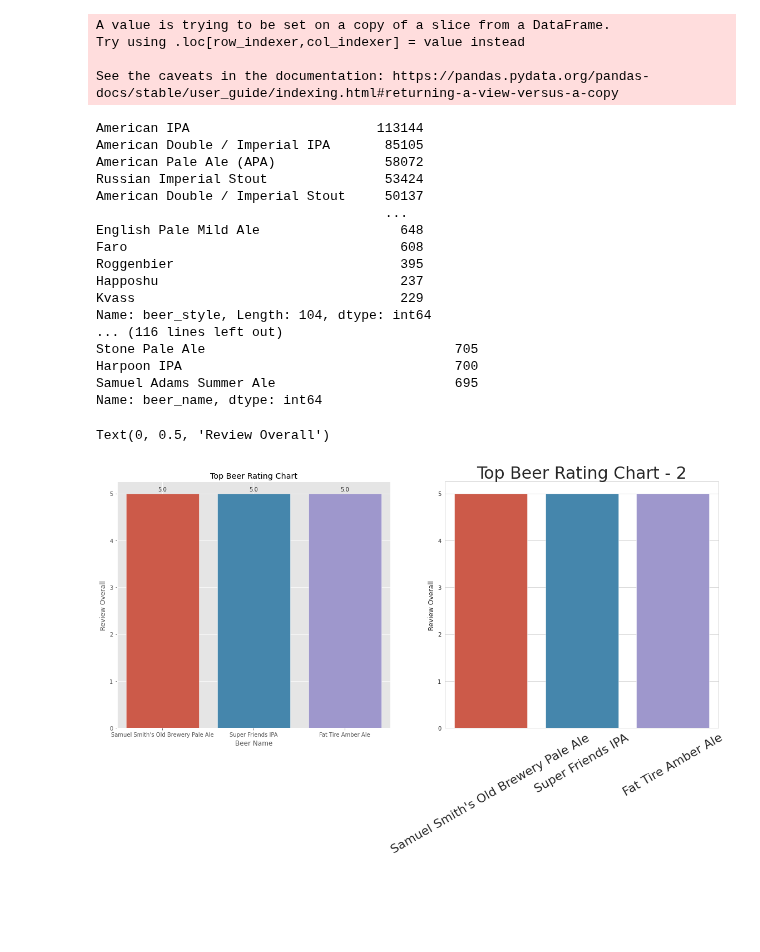
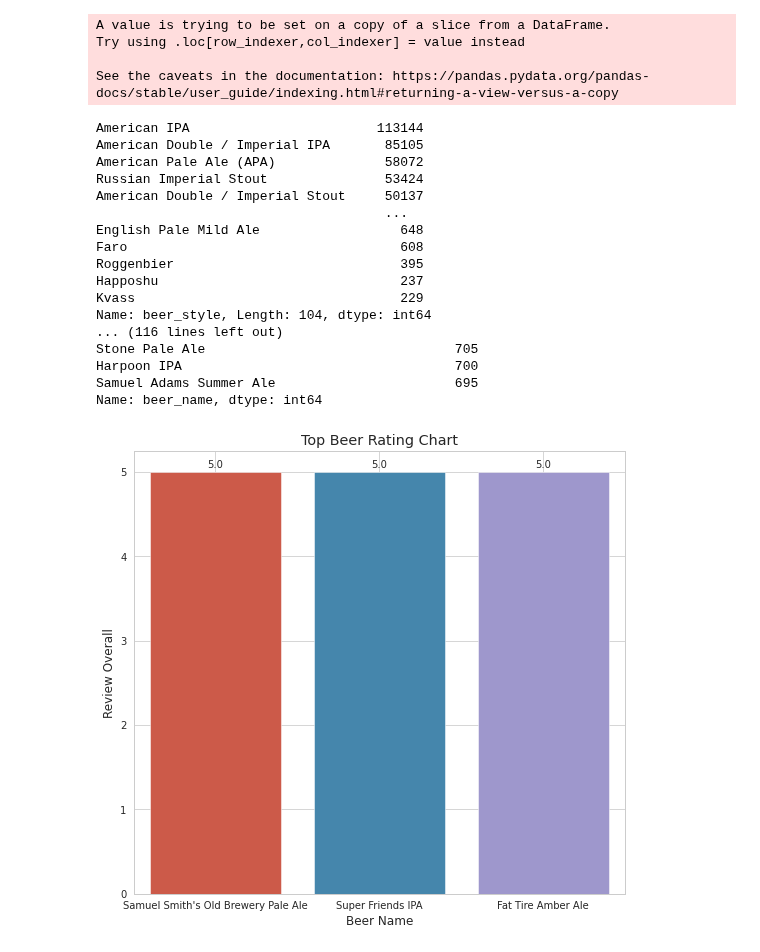
Before and after one commit to aejackson03/beerdata, a Jupyter notebook: beer_data.ipynb, the cells around one changed output. Saved outputs shown, nothing was run; the diff lists cells and outputs as text; code cells hidden in the pictures; blank space fills up the shorter version.

```diff
--- a/beer_data.ipynb
+++ b/beer_data.ipynb
@@ -1,12 +1,8 @@
 # %%
 #import pandas package as alias pd
-import matplotlib
 import pandas as pd
 
 #import plot package for visualization graph
-import matplotlib.pyplot as plt
-plt.style.use('ggplot')
-
 import seaborn as sns
 
 #use pandas '.read_csv()' module to read file as df
@@ -74,7 +70,7 @@ print(fav_beer_clean['beer_name'].value_counts())
 #only show the top 20 most rated beers
 print(fav_beer_clean['beer_name'].value_counts().head(20))
 
-#create graph for top beers
+#create visual/bar chart for top 3 beers at a 5 rating
 top5_alcohol = fav_beer_clean.sort_values('review_overall',
                               ascending=False)[:5].reset_index(drop=True)
 
@@ -94,15 +90,6 @@ plt.title('Top Beer Rating Chart')
 plt.xlabel('Beer Name')
 plt.ylabel('Review Overall')
 ax.grid(True)
-
-plt.subplot(1,2,2)
-sns.set_style('ticks')
-ax = sns.barplot(x='beer_name', y='review_overall',
-                 data=top5_alcohol)
-plt.title('Top Beer Rating Chart - 2', fontsize=30)
-plt.xlabel(None)
-plt.xticks(fontsize=22, rotation=30)
-plt.ylabel('Review Overall')
 # %% [output]
    brewery_id             brewery_name  ...  beer_abv  beer_beerid
 0       10325          Vecchio Birraio  ...       5.0        47986
@@ -115,35 +102,34 @@ plt.ylabel('Review Overall')
 (1586614, 13)
 <class 'pandas.core.frame.DataFrame'>
 RangeIndex: 1586614 entries, 0 to 1586613
 Data columns (total 13 columns):
 ... (86 lines left out)
  'Quadrupel (Quad)' 'Braggot' 'Lambic - Fruit' 'Lambic - Unblended'
  'Eisbock' 'Flanders Red Ale' 'Berliner Weissbier' 'Kvass' 'Roggenbier'
  'Faro' 'Gueuze' 'Gose' 'Japanese Rice Lager' 'Happoshu' 'Sahti'
  'Bière de Champagne / Bière Brut']
 A value is trying to be set on a copy of a slice from a DataFrame.
 Try using .loc[row_indexer,col_indexer] = value instead
 
 See the caveats in the documentation: https://pandas.pydata.org/pandas-docs/stable/user_guide/indexing.html#returning-a-view-versus-a-copy
 American IPA                        113144
 American Double / Imperial IPA       85105
 American Pale Ale (APA)              58072
 Russian Imperial Stout               53424
 American Double / Imperial Stout     50137
                                      ...
 English Pale Mild Ale                  648
 Faro                                   608
 Roggenbier                             395
 Happoshu                               237
 Kvass                                  229
 Name: beer_style, Length: 104, dtype: int64
 ... (116 lines left out)
 Stone Pale Ale                                705
 Harpoon IPA                                   700
 Samuel Adams Summer Ale                       695
 Name: beer_name, dtype: int64
-Text(0, 0.5, 'Review Overall')
-[figure, old version]
+[figure, new version]
 # %%
 #New_Colors = ['green','blue','purple','brown','teal']
 #plt.scatter(fav_beer_clean['beer_name'], fav_beer_clean['review_overall'])
```
